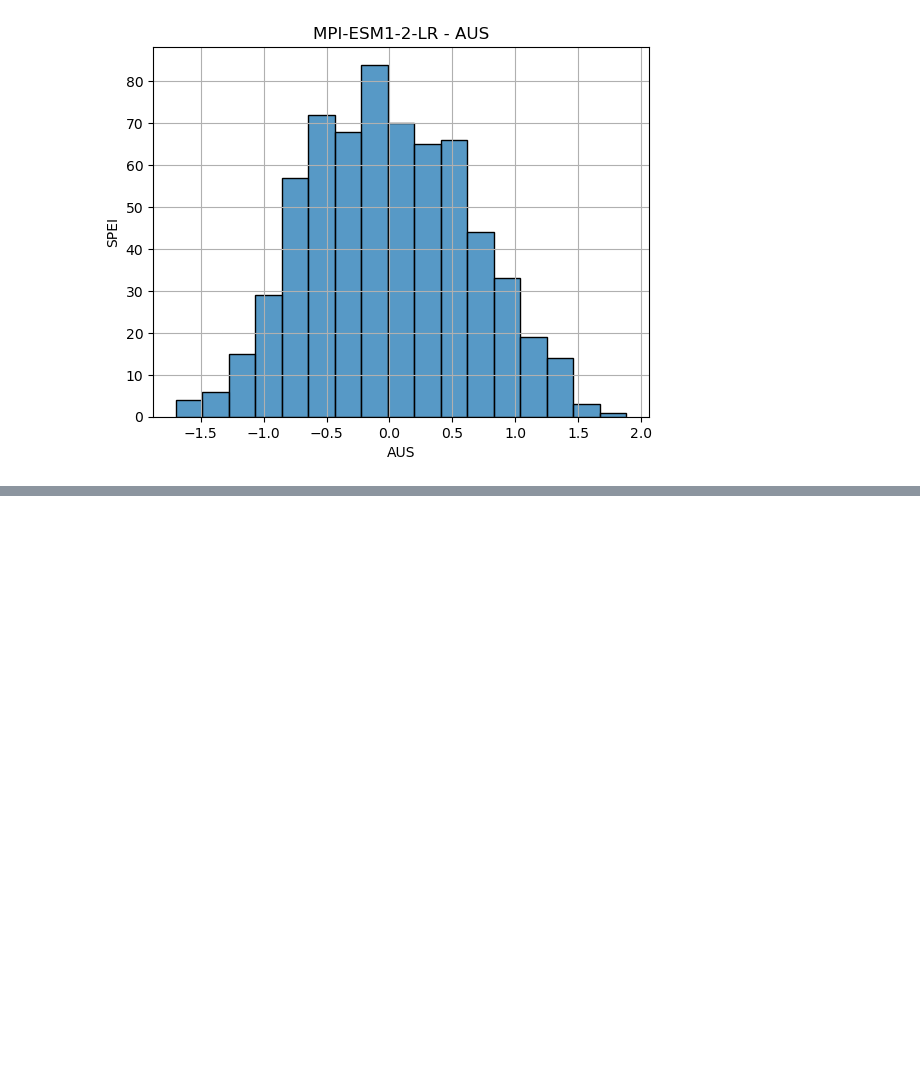
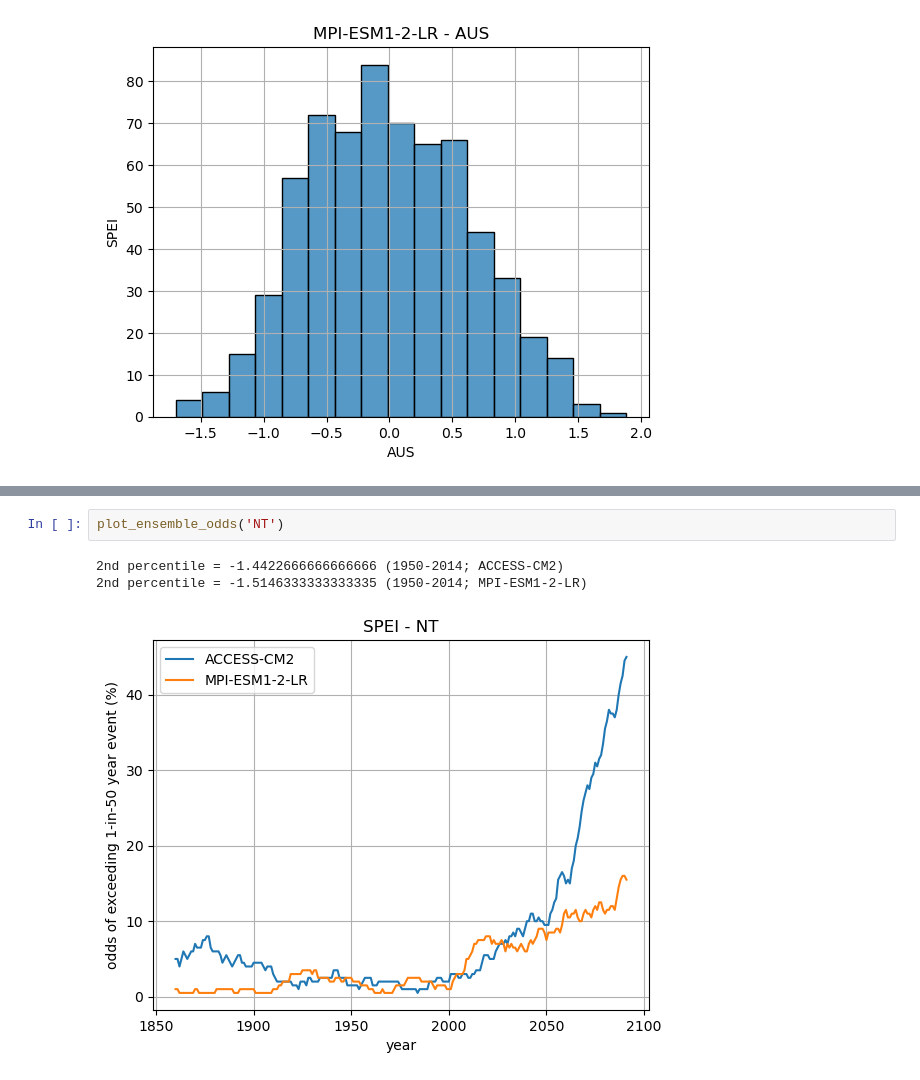
Before and after one commit to AusClimateService/rba, a Jupyter notebook: spei-analysis.ipynb, the cells around one changed output, grey strips where cells are left out. Saved outputs shown, nothing was run; the diff lists cells and outputs as text; blank space fills up the shorter version.

```diff
--- a/spei-analysis.ipynb
+++ b/spei-analysis.ipynb
@@ -145,0 +192,6 @@ plot_odds('MPI-ESM1-2-LR', 'AUS', runs_subsets=[1,2,5])
+# %%
+plot_ensemble_odds('NT')
+# %% [output]
+2nd percentile = -1.4422666666666666 (1950-2014; ACCESS-CM2)
+2nd percentile = -1.5146333333333335 (1950-2014; MPI-ESM1-2-LR)
+[figure, added]
```
Also changed, not shown: parts of 12 cells of this notebook, 1 other file.
